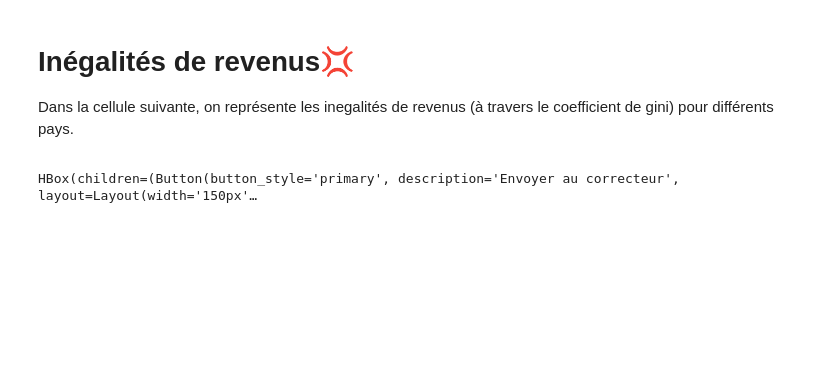
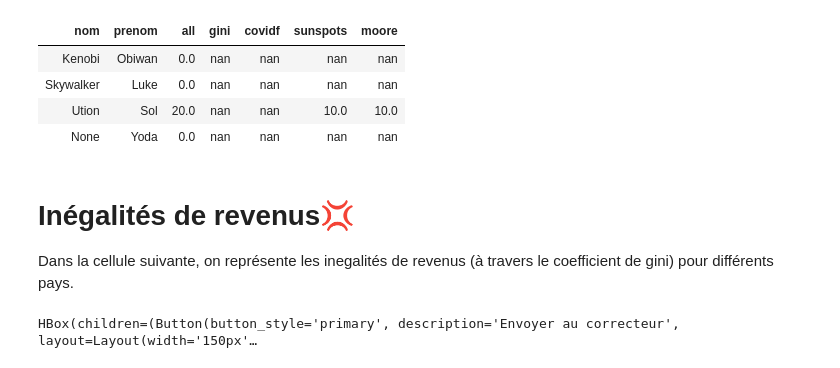
Before and after one commit to gtherin/bulkhours, a Jupyter notebook: examples/6_Predict_Covid_Cases.ipynb, the cells around one changed output. Saved outputs shown, nothing was run; the diff lists cells and outputs as text; code cells hidden in the pictures; blank space fills up the shorter version.

```diff
--- a/examples/6_Predict_Covid_Cases.ipynb
+++ b/examples/6_Predict_Covid_Cases.ipynb
@@ -33,9 +37,16 @@ Import BULK Helper cOURSe (version='5.2.23'🚀'):⚠️Database is local (secur
+# %%
+#@title ## Students follow up
+bulkhours.admin.summary()
+# %% [output]
+| nom | prenom | all | gini | covidf | sunspots | moore |
+| Kenobi | Obiwan | 0.0 | nan | nan | nan | nan |
+| Skywalker | Luke | 0.0 | nan | nan | nan | nan |
+| Ution | Sol | 20.0 | nan | nan | 10.0 | 10.0 |
+| None | Yoda | 0.0 | nan | nan | nan | nan |
 # %% [markdown]
 # Inégalités de revenus💢
 
 Dans la cellule suivante, on représente les inegalités de revenus (à travers le coefficient de gini) pour différents pays.
-
-<a href="https://example.com"></a>
 # %%
 %%evaluation_cell_id -i gini
 # Get the data
```
Also changed, not shown: parts of 7 cells of this notebook, 3 other files.
